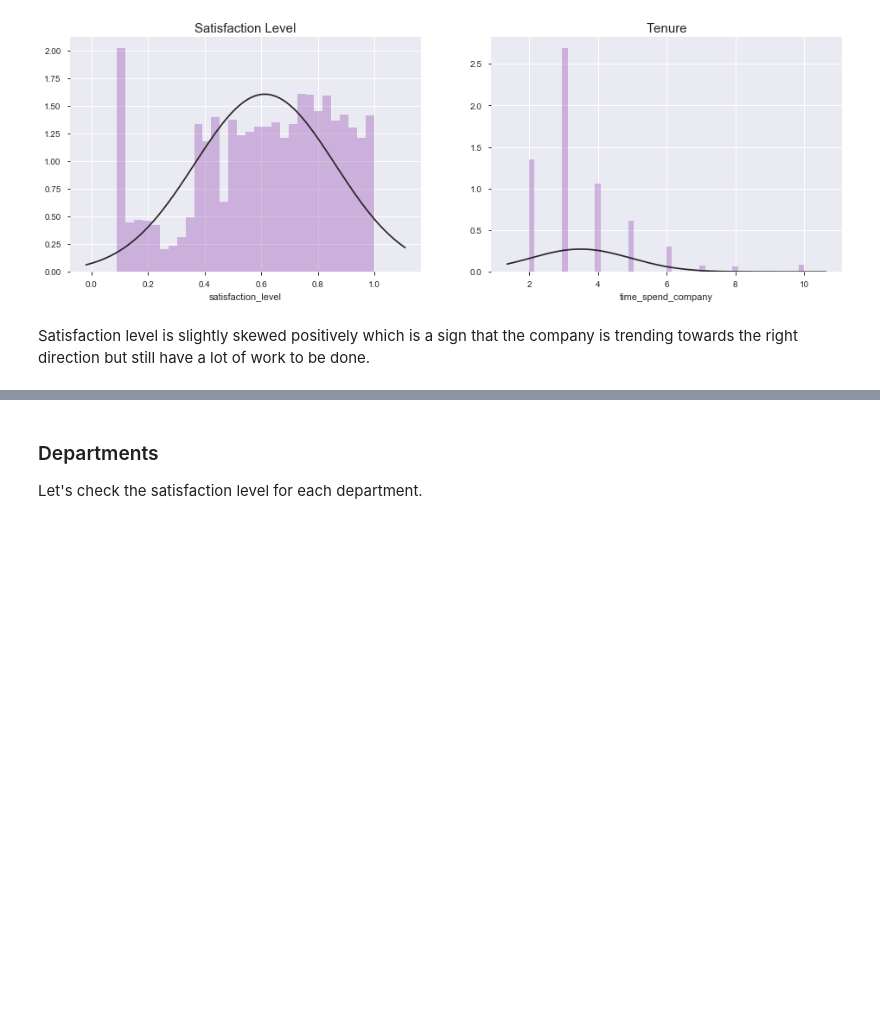
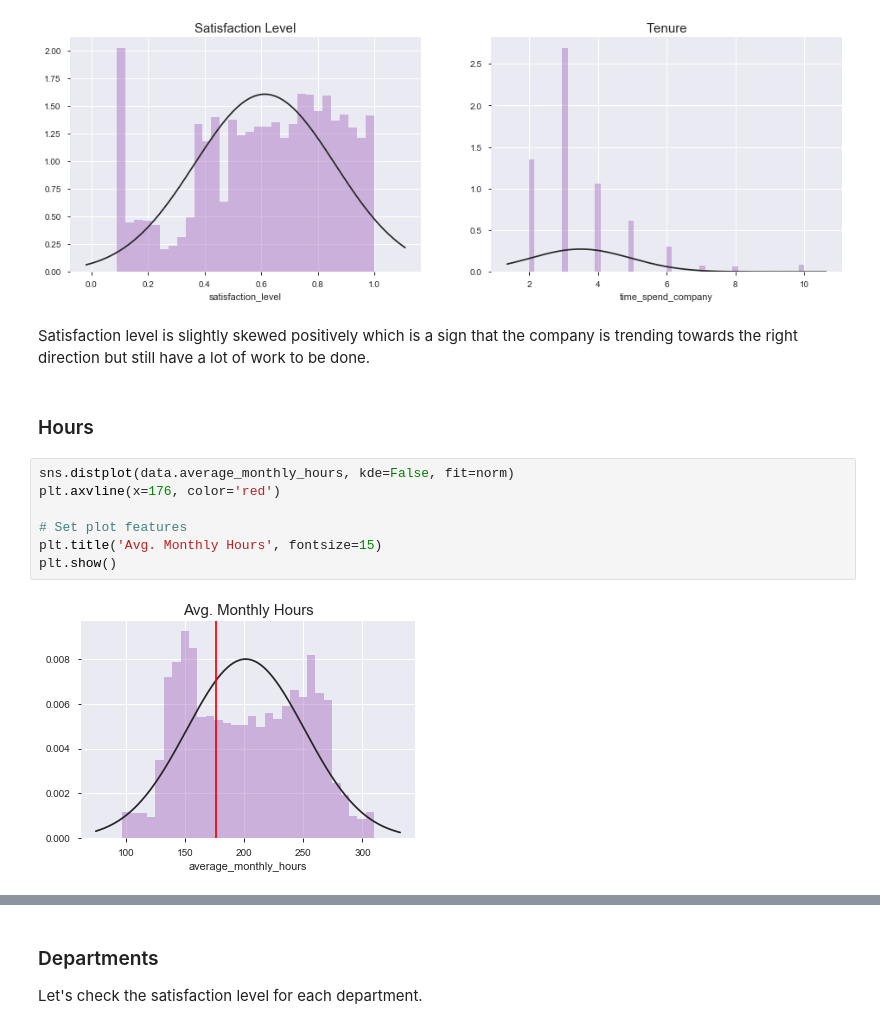
Before and after one commit to davidtnly/MachineLearning, a Jupyter notebook: 32-churn-prediction.ipynb, the cells around one changed output, grey strips where cells are left out. Cells and saved outputs as stored; diff of their text form; blank space fills up the shorter version.

```diff
--- a/32-churn-prediction.ipynb
+++ b/32-churn-prediction.ipynb
@@ -748,3 +815,14 @@ plt.show()
 [figure]
 # %% [markdown]
 Satisfaction level is slightly skewed positively which is a sign that the company is trending towards the right direction but still have a lot of work to be done.
+# %% [markdown]
+### Hours
+# %%
+sns.distplot(data.average_monthly_hours, kde=False, fit=norm)
+plt.axvline(x=176, color='red')
+
+# Set plot features
+plt.title('Avg. Monthly Hours', fontsize=15)
+plt.show()
+# %% [output]
+[figure, added]
```
Also changed, not shown: parts of 109 cells of this notebook.
